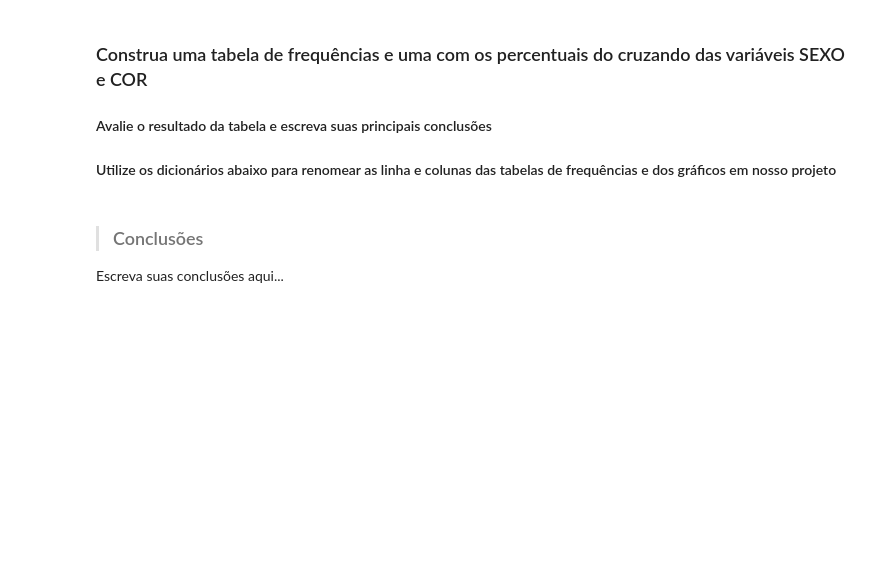
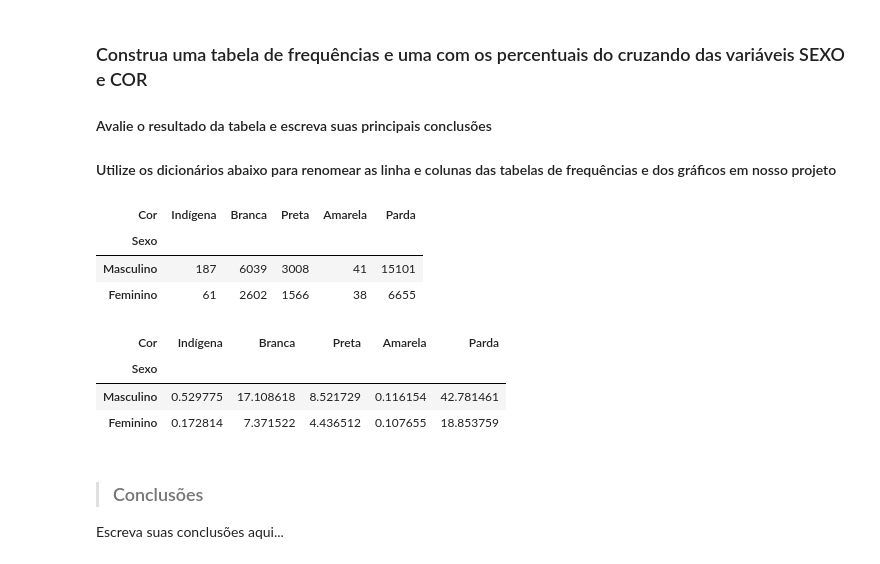
Before and after one commit to strawndri/estatistica-com-python, a Jupyter notebook: Notebooks/analise_descritiva.ipynb, the cells around one changed output. Drawn from its saved outputs; the diff is of its cells as text; code cells hidden in the pictures; blank space fills up the shorter version.

```diff
--- a/Notebooks/analise_descritiva.ipynb
+++ b/Notebooks/analise_descritiva.ipynb
@@ -339,6 +348,26 @@ uf = {
     52: 'Goiás',
     53: 'Distrito Federal'
 }
+# %%
+frequencia = pd.crosstab(dataset['Sexo'], dataset['Cor'])
+frequencia.rename(index = sexo, columns = cor, inplace = True)
+
+frequencia
+# %% [output]
+| Cor | Indígena | Branca | Preta | Amarela | Parda |
+| Sexo |  |  |  |  |  |
+| Masculino | 187 | 6039 | 3008 | 41 | 15101 |
+| Feminino | 61 | 2602 | 1566 | 38 | 6655 |
+# %%
+percentual = pd.crosstab(dataset['Sexo'], dataset['Cor'], normalize = True) * 100
+percentual.rename(index = sexo, columns = cor, inplace = True)
+
+percentual
+# %% [output]
+| Cor | Indígena | Branca | Preta | Amarela | Parda |
+| Sexo |  |  |  |  |  |
+| Masculino | 0.529775 | 17.108618 | 8.521729 | 0.116154 | 42.781461 |
+| Feminino | 0.172814 | 7.371522 | 4.436512 | 0.107655 | 18.853759 |
 # %% [markdown]
 > ### Conclusões
 
```
Also changed, not shown: parts of 4 cells of this notebook.
